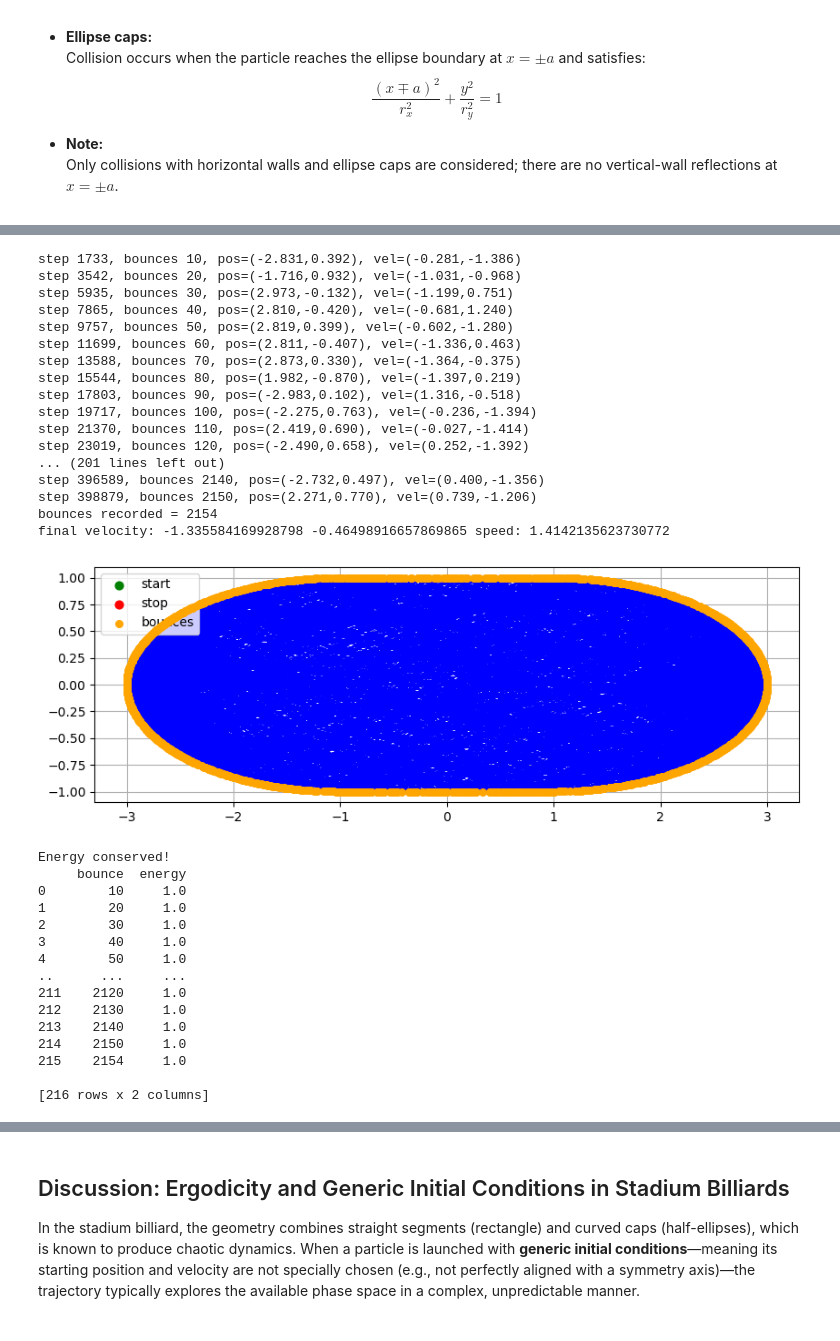
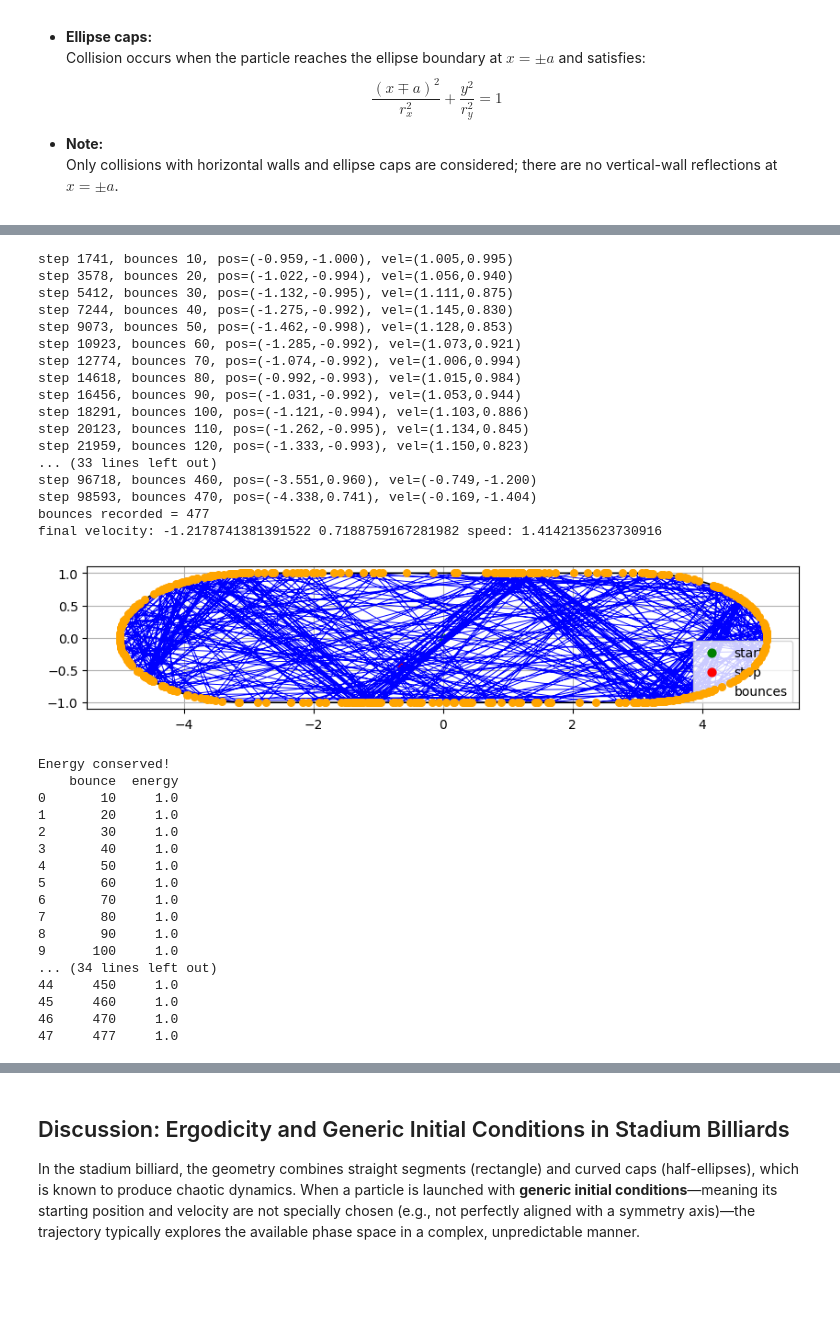
Before and after one commit to Shaukat-aziz/Quantum_Computing, a Jupyter notebook: qft_on_qc.ipynb, the cells around one changed output, grey strips where cells are left out. Cells and saved outputs as stored; diff of their text form; code cells hidden in the pictures; blank space fills up the shorter version.

```diff
--- a/qft_on_qc.ipynb
+++ b/qft_on_qc.ipynb
@@ -56,7 +56,7 @@ from math import isfinite
 # Rectangle: |x| <= a, |y| <= b
 # Ellipse caps: centered at x=±a, semi-axes rx, ry
 
-a = 1.0   # half-width of rectangle
+a = 3.0    # half-width of rectangle
 b = 1.0   # half-height of rectangle
 rx = 2.0  # ellipse semi-axis in x (caps)
 ry = b    # ellipse semi-axis in y
@@ -268,7 +268,7 @@ final velocity: 1.405273939750912 0.15876131221727144 speed: 1.414213562373095
 [figure]
 # %%
 # Run and plot clean stadium billiard trajectory
-X, Y, vx_final, vy_final, bounces, energy_records = simulate_trajectory(0.0, 0.0, 1, 1, dt=0.01, steps=400000, eps_nudge=1e-8)
+X, Y, vx_final, vy_final, bounces, energy_records = simulate_trajectory(0.0, 0.0, 1, 1, dt=0.01, steps=100000, eps_nudge=1e-8)
 print('bounces recorded =', len(bounces))
 print('final velocity:', vx_final, vy_final, 'speed:', np.hypot(vx_final, vy_final))
 fig, ax = plt.subplots(figsize=(10,6))
@@ -284,65 +284,67 @@ Xb_full = np.concatenate([Xt, Xb_right, Xt[::-1], -Xb_right[::-1]])
 Yb_full = np.concatenate([Yt, Yb_right, -Yt, Yb_right[::-1]])
 ax.plot(Xb_full, Yb_full, 'k-', lw=1.2)
 # Overlay bounces
 if len(bounces) > 0:
     bx = [p[1] for p in bounces]
     by = [p[2] for p in bounces]
     ax.scatter(bx, by, c='orange', s=30, zorder=20, label='bounces')
 ax.set_aspect('equal')
 ax.grid(True)
 ax.legend()
-plt.savefig('stadium_billiard_clean.png', dpi=120)
+plt.savefig('stadium_billiard_clean1.png', dpi=120)
 plt.show()
 #plot energy over bounces
 #convert to integer energy records
 
 if energy_records:
     energy_table = pd.DataFrame(energy_records)
     if np.allclose(energy_table['energy'], 1.0, atol=1e-8):
         print("Energy conserved!")
     else:
         print("Energy not conserved!")
 
     plt.figure(figsize=(20,10))
     plt.plot(energy_table['bounce'], energy_table['energy'], '-o', markersize=4)
     print(energy_table)
     plt.xlabel('Bounce Count')
     plt.ylabel('Kinetic Energy')
     plt.title('Kinetic Energy over Bounces')
     plt.grid(True)
-    plt.savefig('kinetic_energy_over_bounces.png', dpi=120)
+    plt.savefig('kinetic_energy_over_bounces1.png', dpi=120)
     plt.show()
 # %% [output]
-step 1733, bounces 10, pos=(-2.831,0.392), vel=(-0.281,-1.386)
-step 3542, bounces 20, pos=(-1.716,0.932), vel=(-1.031,-0.968)
-step 5935, bounces 30, pos=(2.973,-0.132), vel=(-1.199,0.751)
-step 7865, bounces 40, pos=(2.810,-0.420), vel=(-0.681,1.240)
-step 9757, bounces 50, pos=(2.819,0.399), vel=(-0.602,-1.280)
-step 11699, bounces 60, pos=(2.811,-0.407), vel=(-1.336,0.463)
-step 13588, bounces 70, pos=(2.873,0.330), vel=(-1.364,-0.375)
-step 15544, bounces 80, pos=(1.982,-0.870), vel=(-1.397,0.219)
-step 17803, bounces 90, pos=(-2.983,0.102), vel=(1.316,-0.518)
-step 19717, bounces 100, pos=(-2.275,0.763), vel=(-0.236,-1.394)
-step 21370, bounces 110, pos=(2.419,0.690), vel=(-0.027,-1.414)
-step 23019, bounces 120, pos=(-2.490,0.658), vel=(0.252,-1.392)
-... (201 lines left out)
-step 396589, bounces 2140, pos=(-2.732,0.497), vel=(0.400,-1.356)
-step 398879, bounces 2150, pos=(2.271,0.770), vel=(0.739,-1.206)
-bounces recorded = 2154
-final velocity: -1.335584169928798 -0.46498916657869865 speed: 1.4142135623730772
+step 1741, bounces 10, pos=(-0.959,-1.000), vel=(1.005,0.995)
+step 3578, bounces 20, pos=(-1.022,-0.994), vel=(1.056,0.940)
+step 5412, bounces 30, pos=(-1.132,-0.995), vel=(1.111,0.875)
+step 7244, bounces 40, pos=(-1.275,-0.992), vel=(1.145,0.830)
+step 9073, bounces 50, pos=(-1.462,-0.998), vel=(1.128,0.853)
+step 10923, bounces 60, pos=(-1.285,-0.992), vel=(1.073,0.921)
+step 12774, bounces 70, pos=(-1.074,-0.992), vel=(1.006,0.994)
+step 14618, bounces 80, pos=(-0.992,-0.993), vel=(1.015,0.984)
+step 16456, bounces 90, pos=(-1.031,-0.992), vel=(1.053,0.944)
+step 18291, bounces 100, pos=(-1.121,-0.994), vel=(1.103,0.886)
+step 20123, bounces 110, pos=(-1.262,-0.995), vel=(1.134,0.845)
+step 21959, bounces 120, pos=(-1.333,-0.993), vel=(1.150,0.823)
+... (33 lines left out)
+step 96718, bounces 460, pos=(-3.551,0.960), vel=(-0.749,-1.200)
+step 98593, bounces 470, pos=(-4.338,0.741), vel=(-0.169,-1.404)
+bounces recorded = 477
+final velocity: -1.2178741381391522 0.7188759167281982 speed: 1.4142135623730916
-[figure, old version]
+[figure, new version]
 Energy conserved!
-     bounce  energy
-0        10     1.0
-1        20     1.0
-2        30     1.0
-3        40     1.0
-4        50     1.0
-..      ...     ...
-211    2120     1.0
-212    2130     1.0
-213    2140     1.0
-214    2150     1.0
-215    2154     1.0
-
-[216 rows x 2 columns]
+    bounce  energy
+0       10     1.0
+1       20     1.0
+2       30     1.0
+3       40     1.0
+4       50     1.0
+5       60     1.0
+6       70     1.0
+7       80     1.0
+8       90     1.0
+9      100     1.0
+... (34 lines left out)
+44     450     1.0
+45     460     1.0
+46     470     1.0
+47     477     1.0
```
Also changed, not shown: parts of 7 cells of this notebook, 18 other files.
